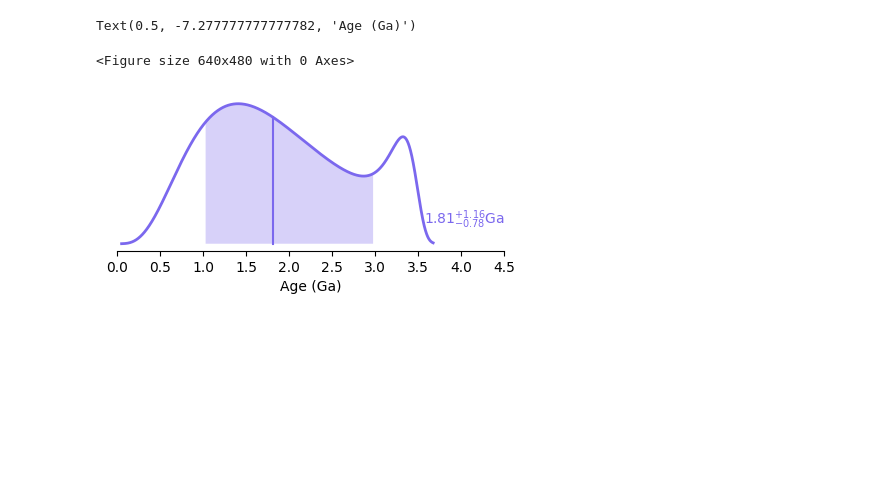
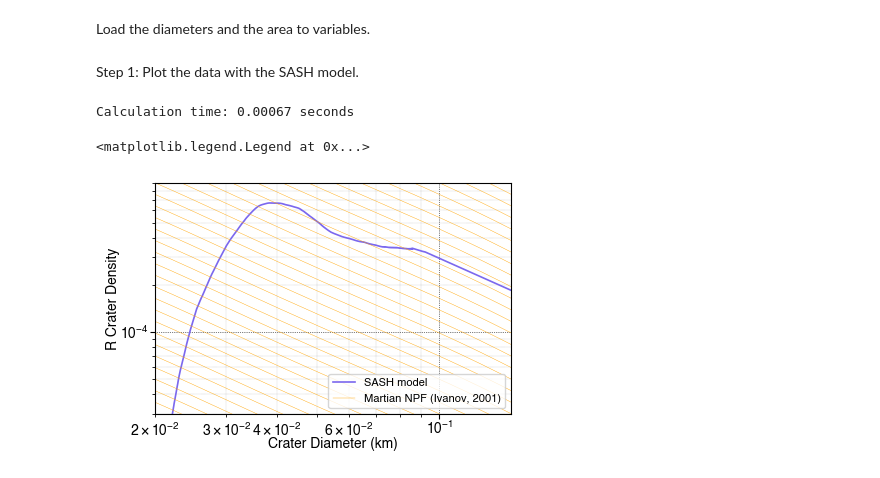
Before and after one commit to samwbell/cratersfd, a Jupyter notebook: examples/age_calculation_example.ipynb, the cells around one changed output. Drawn from its saved outputs; the diff is of its cells as text; code cells hidden in the pictures; blank space fills up the shorter version.

```diff
--- a/examples/age_calculation_example.ipynb
+++ b/examples/age_calculation_example.ipynb
@@ -296,8 +1,37 @@ Finally, we use the apply2rv function to apply the inverse production function (
-# %%
-age_rv = apply2rv(N1_rv, cf_inv)
-age_rv.plot(label=True, unit='Ga', xlim=[0, 4.5])
-plt.xlabel('Age (Ga)')
-# %% [output]
-Text(0.5, -7.277777777777782, 'Age (Ga)')
-<Figure size 640x480 with 0 Axes>
-[figure, removed]
+# %%
+import pandas as pd
+import numpy as np
+from PIL import Image
+import matplotlib as mpl
+import matplotlib.pyplot as plt
+import matplotlib.gridspec as gridspec
+import matplotlib.image as mpimg
+from matplotlib.ticker import ScalarFormatter
+from scipy.integrate import cumulative_trapezoid, trapezoid
+import math
+import os
+import time
+import random
+import pickle as pkl
+from cratersfd import *
+%matplotlib inline
+mpl.rcParams['font.family'] = 'Helvetica'
+plt.rcParams['figure.figsize'] = (4.6, 3)
+# %% [markdown]
+Load the diameters and the area to variables.
+# %%
+diameter_array = np.loadtxt('../data/DIAMS_CTX.txt')
+area = 297.73  # km
+# %% [markdown]
+Step 1: Plot the data with the SASH model.
+# %%
+plot_sash_R(diameter_array, area)
+plt.xlim([0.02, 0.15])
+plt.ylim([3E-5, 9E-4])
+plot_pf_isochrons(npf_mars_R)
+labels = ['SASH model', 'Martian NPF (Ivanov, 2001)']
+plt.legend(labels, fontsize=8)
+# %% [output]
+Calculation time: 0.00067 seconds
+<matplotlib.legend.Legend at 0x...>
+[figure, added]
```
Also changed, not shown: parts of 53 cells of this notebook.
